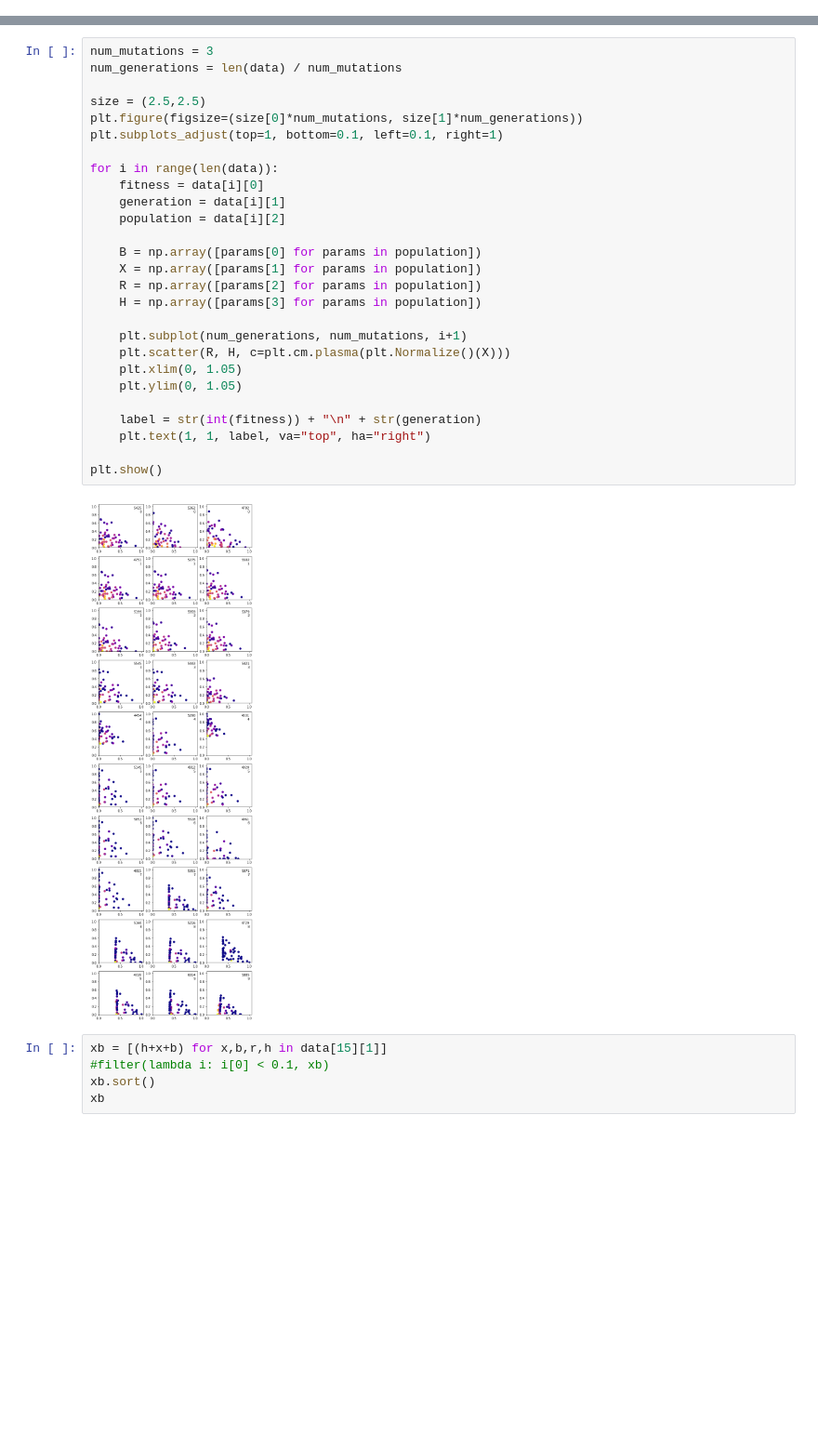
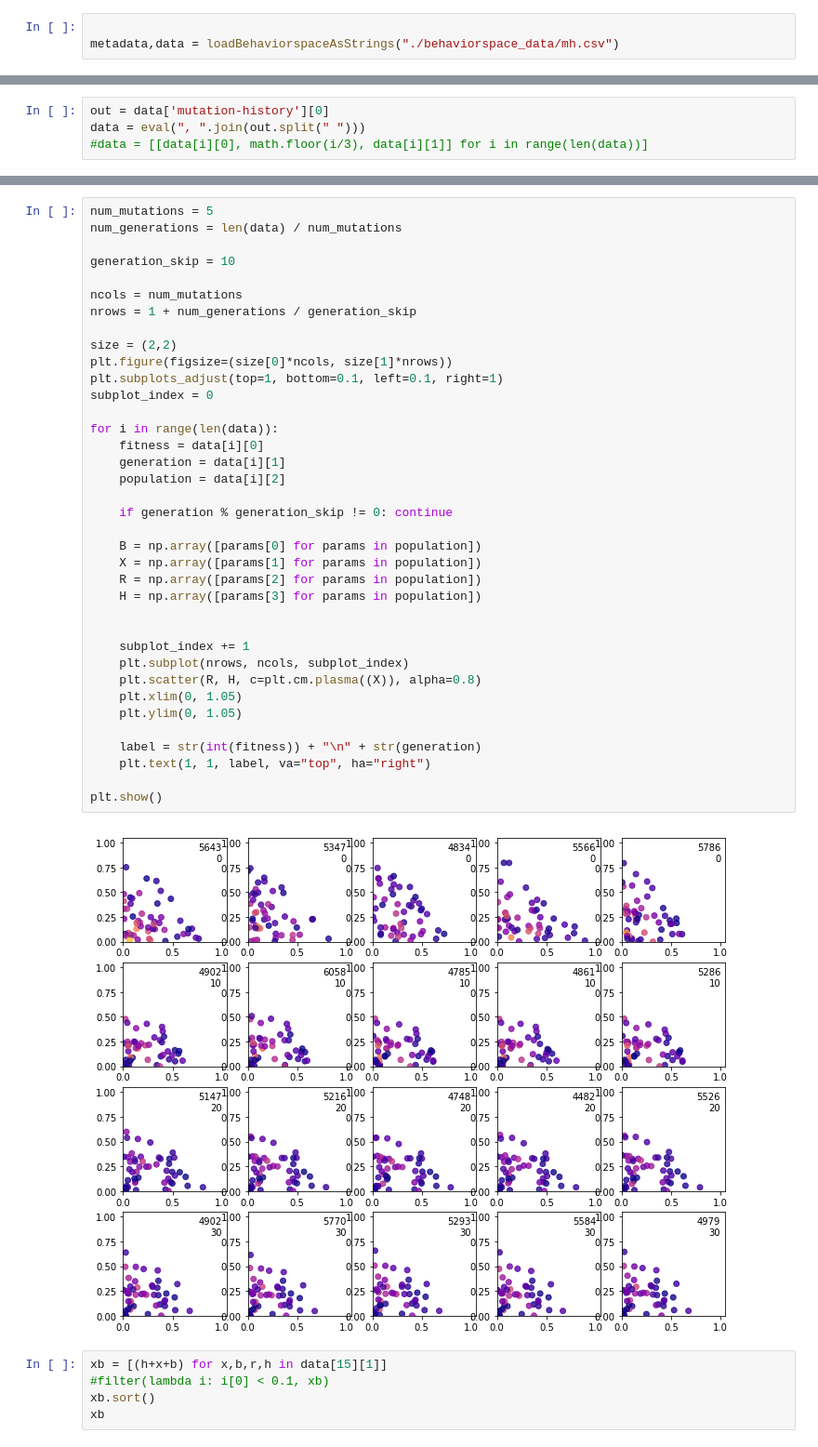
Before and after one commit to marycourtland/complexity-challenge-spring-2018, a Jupyter notebook: ga-analysis.ipynb, the cells around one changed output, grey strips where cells are left out. Shown: that part at 93% size. Cells and saved outputs as stored; diff of their text form; blank space fills up the shorter version.

```diff
--- a/ga-analysis.ipynb
+++ b/ga-analysis.ipynb
@@ -17,0 +40,3 @@ data = eval(", ".join(out.split(" ")))
+# %%
+
+metadata,data = loadBehaviorspaceAsStrings("./behaviorspace_data/mh.csv")
@@ -17,0 +47,4 @@ data = eval(", ".join(out.split(" ")))
+# %%
+out = data['mutation-history'][0]
+data = eval(", ".join(out.split(" ")))
+#data = [[data[i][0], math.floor(i/3), data[i][1]] for i in range(len(data))]
@@ -18,32 +71,42 @@ data = eval(", ".join(out.split(" ")))
 # %%
-num_mutations = 3
+num_mutations = 5
 num_generations = len(data) / num_mutations
 
-size = (2.5,2.5)
-plt.figure(figsize=(size[0]*num_mutations, size[1]*num_generations))
+generation_skip = 10
+
+ncols = num_mutations
+nrows = 1 + num_generations / generation_skip
+
+size = (2,2)
+plt.figure(figsize=(size[0]*ncols, size[1]*nrows))
 plt.subplots_adjust(top=1, bottom=0.1, left=0.1, right=1)
+subplot_index = 0
 
 for i in range(len(data)):
     fitness = data[i][0]
     generation = data[i][1]
     population = data[i][2]
 
+    if generation % generation_skip != 0: continue
+
     B = np.array([params[0] for params in population])
     X = np.array([params[1] for params in population])
     R = np.array([params[2] for params in population])
     H = np.array([params[3] for params in population])
 
-    plt.subplot(num_generations, num_mutations, i+1)
-    plt.scatter(R, H, c=plt.cm.plasma(plt.Normalize()(X)))
+
+    subplot_index += 1
+    plt.subplot(nrows, ncols, subplot_index)
+    plt.scatter(R, H, c=plt.cm.plasma((X)), alpha=0.8)
     plt.xlim(0, 1.05)
     plt.ylim(0, 1.05)
 
     label = str(int(fitness)) + "\n" + str(generation)
     plt.text(1, 1, label, va="top", ha="right")
 
 plt.show()
 # %% [output]
-[figure, old version]
+[figure, new version]
 # %%
 xb = [(h+x+b) for x,b,r,h in data[15][1]]
 #filter(lambda i: i[0] < 0.1, xb)
```
Also changed, not shown: parts of 7 cells of this notebook, 2 other files.
